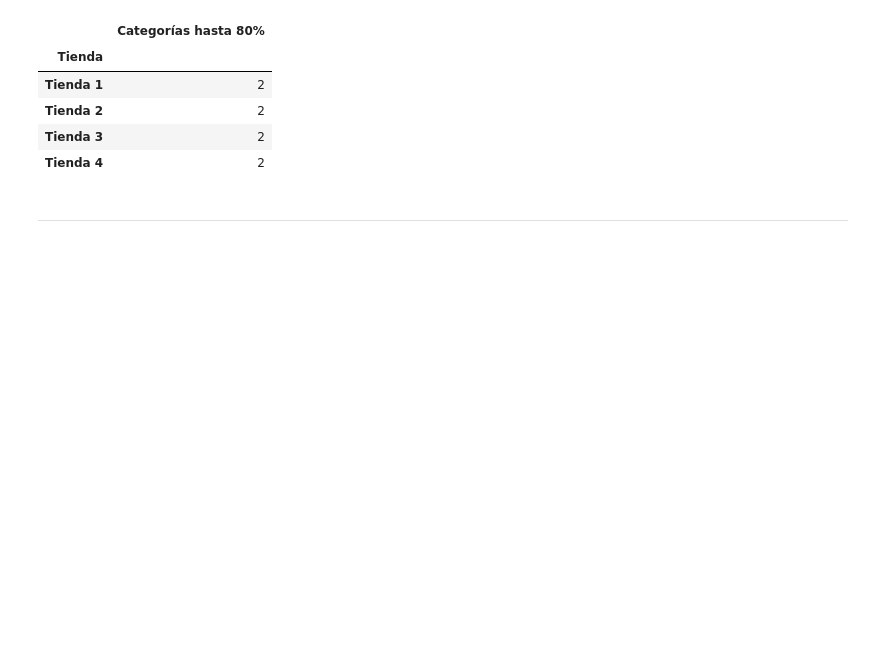
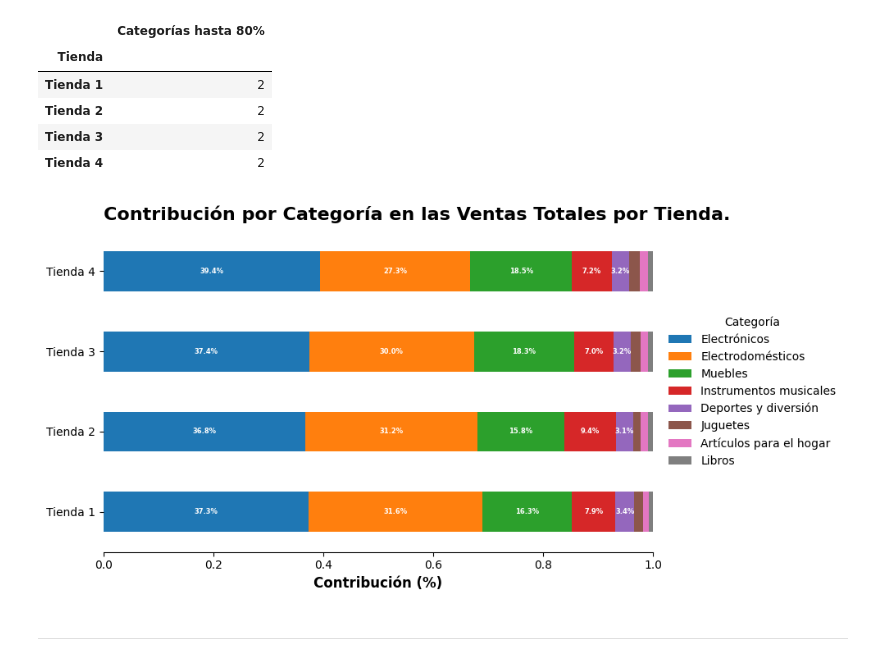
Before and after one commit to EuniceGarcia503/Challenge1_AluraStore, a Jupyter notebook: AluraStoreLatam.ipynb, the cells around one changed output. Saved outputs shown, nothing was run; the diff lists cells and outputs as text; code cells hidden in the pictures; blank space fills up the shorter version.

Commit message:
Agregamos a los cálculos complementario de las ventas por categoría y tienda: código para graficar la "Contribución por Categoría en las Ventas Totales por Tienda."

```diff
--- a/AluraStoreLatam.ipynb
+++ b/AluraStoreLatam.ipynb
@@ -529,6 +529,41 @@ Este hallazgo sugiere que las cuatro tiendas comparten un mismo nivel de riesgo
 de un subconjunto limitado del portafolio de categorías.
 """
 print()
+# %%
+#Gráfico de barra apilada horizontal para visualizar la contribuciín por categoría en las ventas totales.
+fig, ax = plt.subplots(figsize=(10, 5))
+
+# Copia del DataFrame sin nombre en el índice
+df_plot = df_resument_participacion_vta_categoria.T.copy()
+df_plot.index.name = None  # Elimina el texto "Tienda" del eje Y
+
+# Gráfico de barras horizontales apiladas
+df_plot.plot(kind='barh', stacked=True, ax=ax)
+
+# Etiquetas internas
+for contenedor in ax.containers:
+    valores = contenedor.datavalues
+    etiquetas = [f'{v*100:.1f}%' if v > 0.02 else '' for v in valores]
+    ax.bar_label(contenedor, labels=etiquetas, label_type='center',
+                 color='white', fontsize=6, fontweight='bold')
+
+# Ejes y título
+ax.set_xlim(0, 1.0)
+ax.set_xlabel("Contribución (%)", fontsize=12, fontweight='bold')
+ax.set_title("Contribución por Categoría en las Ventas Totales por Tienda.", loc='left', fontsize=16, fontweight='bold', pad=10)
+
+# Leyenda
+ax.legend(title="Categoría", bbox_to_anchor=(1.01, 0.5), loc='center left', frameon=False)
+
+# Ocultar bordes
+ax.spines['top'].set_visible(False)
+ax.spines['right'].set_visible(False)
+ax.spines['left'].set_visible(False)
+
+plt.tight_layout()
+plt.show()
+# %% [output]
+[figure, added]
 # %% [markdown]
 ---------------------------------------------------------------------------------
 # %% [markdown]
```
